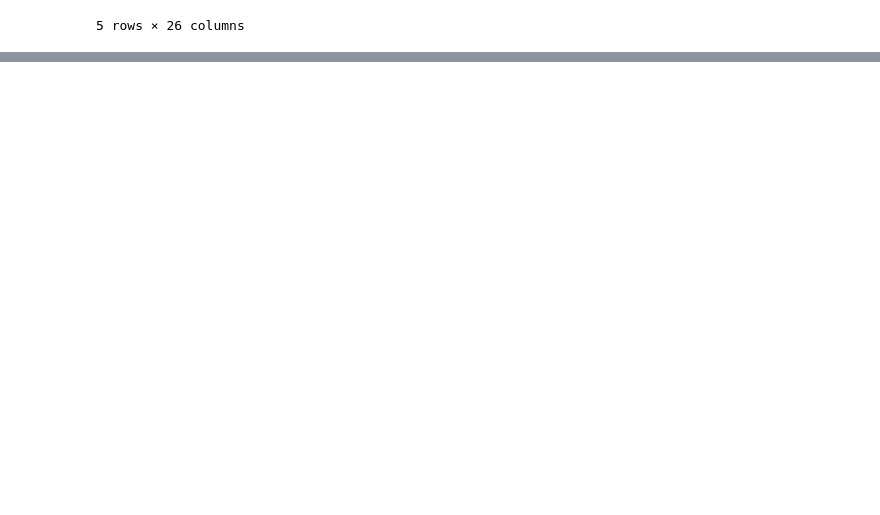
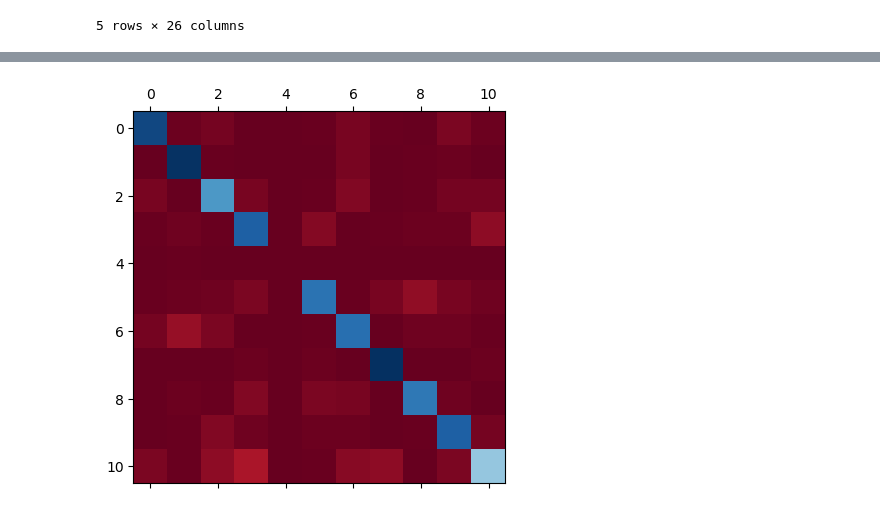
Before and after one commit to ZBDS11ML3/ML_jangseol, a Jupyter notebook: genre_classification_knn(3s)_new_jangseol.ipynb, the cells around one changed output, grey strips where cells are left out. Saved outputs shown, nothing was run; the diff lists cells and outputs as text; code cells hidden in the pictures; blank space fills up the shorter version.

```diff
--- a/genre_classification_knn(3s)_new_jangseol.ipynb
+++ b/genre_classification_knn(3s)_new_jangseol.ipynb
@@ -218,0 +234,6 @@ The best accuracy was with 0.9166388796265422 with k= 1
+# %%
+cmf = confusion_matrix(y_test, yhat)
+plt.matshow(cmf, cmap=plt.cm.RdBu)
+plt.show()
+# %% [output]
+[figure, added]
```
Also changed, not shown: parts of 6 cells of this notebook, 3 other files.
